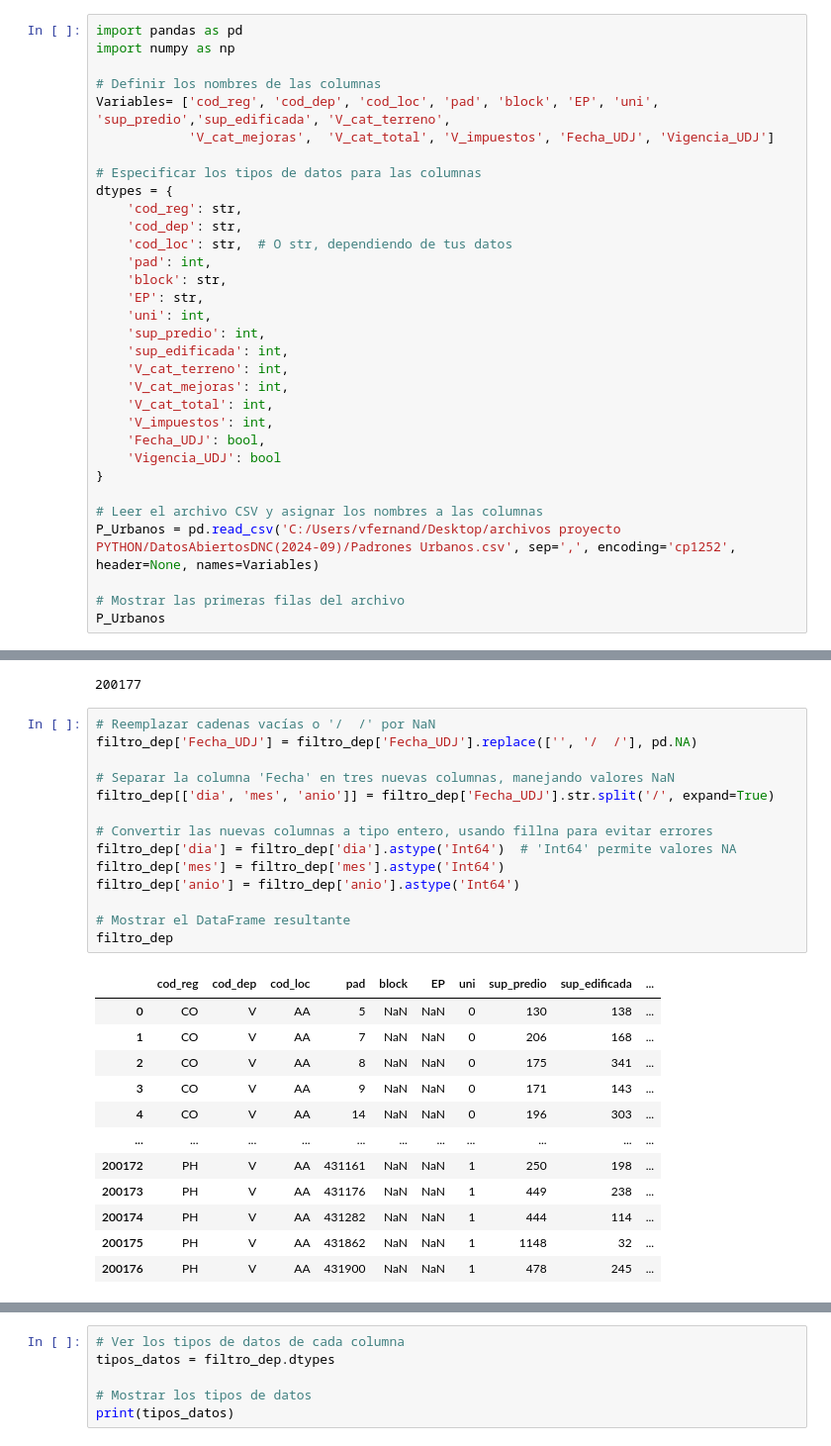
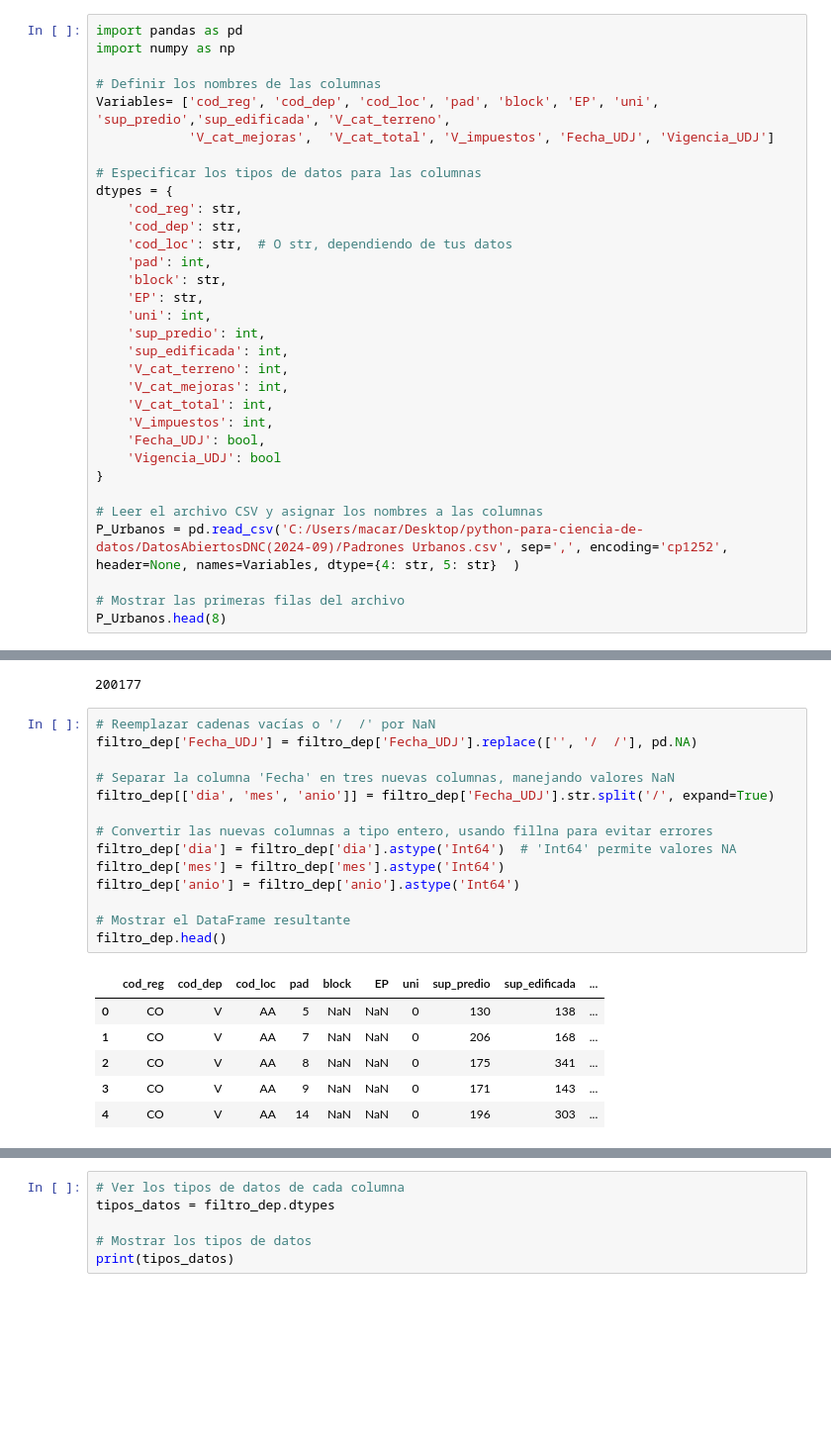
Before and after one commit to danblanc/python-para-ciencia-de-datos, a Jupyter notebook: Proyectos/Proyecto Crey_VFern/ReyFer.ipynb, the cells around one changed output, grey strips where cells are left out. Shown at 99% size. Cells and saved outputs as stored; diff of their text form; blank space fills up the shorter version.

```diff
--- a/Proyectos/Proyecto Crey_VFern/ReyFer.ipynb
+++ b/Proyectos/Proyecto Crey_VFern/ReyFer.ipynb
@@ -26,10 +26,10 @@ dtypes = {
 }
 
 # Leer el archivo CSV y asignar los nombres a las columnas
-P_Urbanos = pd.read_csv('C:/Users/vfernand/Desktop/archivos proyecto PYTHON/DatosAbiertosDNC(2024-09)/Padrones Urbanos.csv', sep=',', encoding='cp1252', header=None, names=Variables)
+P_Urbanos = pd.read_csv('C:/Users/macar/Desktop/python-para-ciencia-de-datos/DatosAbiertosDNC(2024-09)/Padrones Urbanos.csv', sep=',', encoding='cp1252', header=None, names=Variables, dtype={4: str, 5: str}  )
 
 # Mostrar las primeras filas del archivo
-P_Urbanos
+P_Urbanos.head(8)
 # %% [output]
 |  | cod_reg | cod_dep | cod_loc | pad | block | EP | uni | sup_predio | sup_edificada | ... |
 | 0 | CO | A | AA | 1 | NaN | NaN | 0 | 1473 | 438 | ... |
@@ -96,27 +83,21 @@ print(num_filas)
 # %%
 # Reemplazar cadenas vacías o '/  /' por NaN
 filtro_dep['Fecha_UDJ'] = filtro_dep['Fecha_UDJ'].replace(['', '/  /'], pd.NA)
 
 # Separar la columna 'Fecha' en tres nuevas columnas, manejando valores NaN
 filtro_dep[['dia', 'mes', 'anio']] = filtro_dep['Fecha_UDJ'].str.split('/', expand=True)
 
 # Convertir las nuevas columnas a tipo entero, usando fillna para evitar errores
 filtro_dep['dia'] = filtro_dep['dia'].astype('Int64')  # 'Int64' permite valores NA
 filtro_dep['mes'] = filtro_dep['mes'].astype('Int64')
 filtro_dep['anio'] = filtro_dep['anio'].astype('Int64')
 
 # Mostrar el DataFrame resultante
-filtro_dep
+filtro_dep.head()
 # %% [output]
 |  | cod_reg | cod_dep | cod_loc | pad | block | EP | uni | sup_predio | sup_edificada | ... |
 | 0 | CO | V | AA | 5 | NaN | NaN | 0 | 130 | 138 | ... |
 | 1 | CO | V | AA | 7 | NaN | NaN | 0 | 206 | 168 | ... |
 | 2 | CO | V | AA | 8 | NaN | NaN | 0 | 175 | 341 | ... |
 | 3 | CO | V | AA | 9 | NaN | NaN | 0 | 171 | 143 | ... |
 | 4 | CO | V | AA | 14 | NaN | NaN | 0 | 196 | 303 | ... |
-| ... | ... | ... | ... | ... | ... | ... | ... | ... | ... | ... |
-| 200172 | PH | V | AA | 431161 | NaN | NaN | 1 | 250 | 198 | ... |
-| 200173 | PH | V | AA | 431176 | NaN | NaN | 1 | 449 | 238 | ... |
-| 200174 | PH | V | AA | 431282 | NaN | NaN | 1 | 444 | 114 | ... |
-| 200175 | PH | V | AA | 431862 | NaN | NaN | 1 | 1148 | 32 | ... |
-| 200176 | PH | V | AA | 431900 | NaN | NaN | 1 | 478 | 245 | ... |
```
Also changed, not shown: parts of 21 cells of this notebook.
